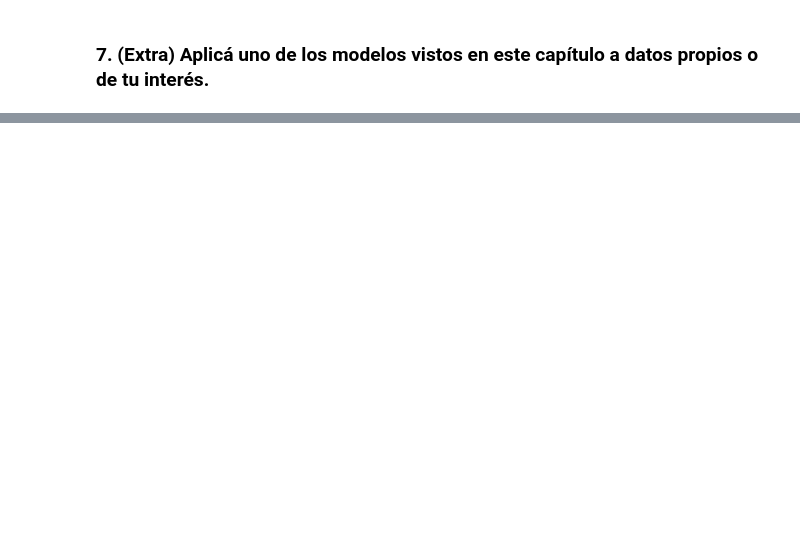
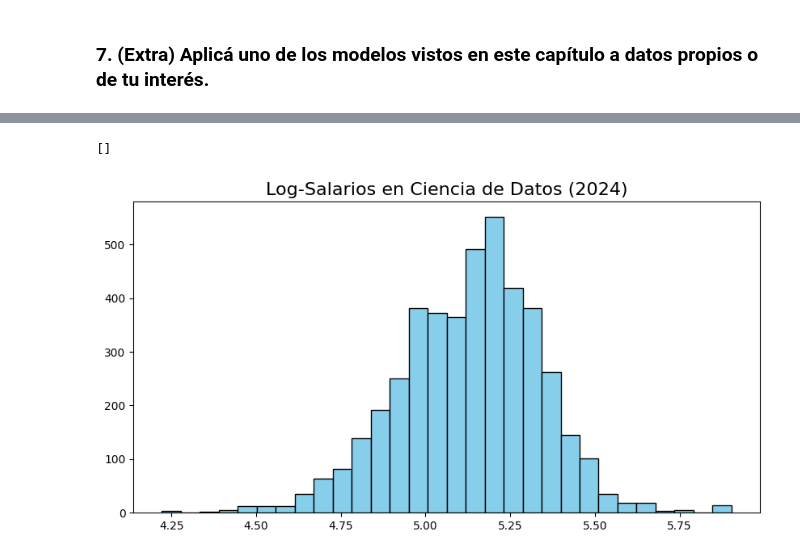
Before and after one commit to Gerardo1909/EEI2_ejercicios, a Jupyter notebook: ejercicios/modulo3.ipynb, the cells around one changed output, grey strips where cells are left out. Saved outputs shown, nothing was run; the diff lists cells and outputs as text; code cells hidden in the pictures; blank space fills up the shorter version.

```diff
--- a/ejercicios/modulo3.ipynb
+++ b/ejercicios/modulo3.ipynb
@@ -37,0 +584,9 @@ os.environ["PATH"] += os.pathsep + 'C:/Program Files/Graphviz/bin/'
+# %%
+df_salarios_2024 = pd.read_csv("data/processed/data_science_salaries_2024.csv")
+plt.figure(figsize=(10, 5))
+plt.hist(df_salarios_2024['log_salary_in_usd'], bins=30, color='skyblue', edgecolor='black')
+plt.title('Log-Salarios en Ciencia de Datos (2024)', fontsize=16)
+plt.plot()
+# %% [output]
+[]
+[figure, added]
```
Also changed, not shown: parts of 54 cells of this notebook, 3 other files.
